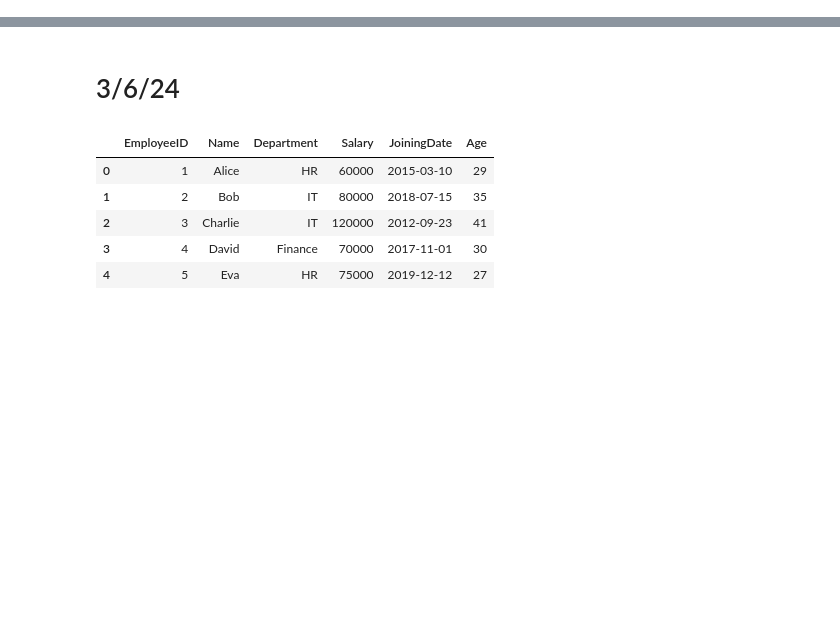
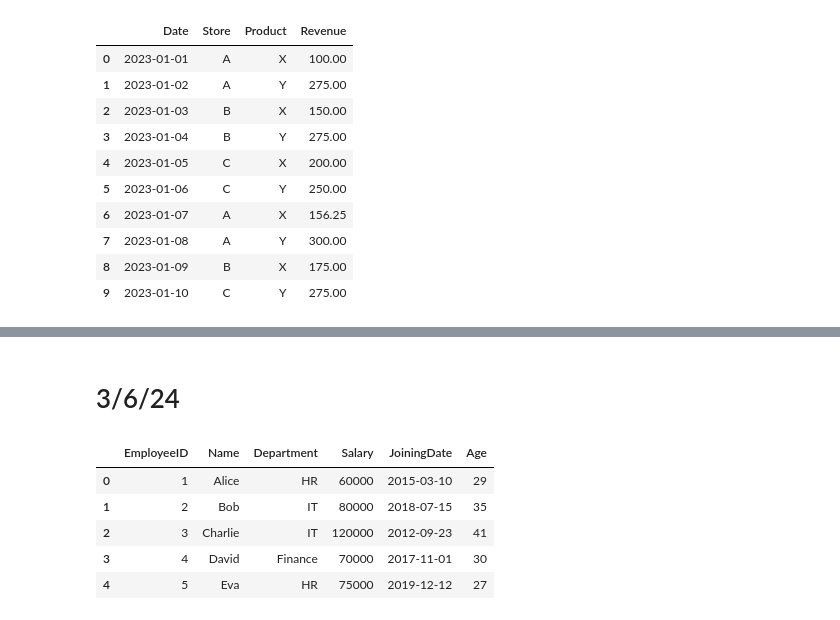
Before and after one commit to Soumikd459/0-to-hero-in-Pd, a Jupyter notebook: 0 to hero in Pd.ipynb, the cells around one changed output, grey strips where cells are left out. Drawn from its saved outputs; the diff is of its cells as text; code cells hidden in the pictures; blank space fills up the shorter version.

```diff
--- a/0 to hero in Pd.ipynb
+++ b/0 to hero in Pd.ipynb
@@ -96,0 +26,5 @@ total_sales_by_employee
+# %%
+df_sales['Revenue'] = df_sales.groupby('Product')['Revenue'].transform(lambda x : x.fillna(x.mean()))
+df_sales['Revenue']
+
+#.transform() function applies a function to each group and returns a DataFrame that is indexed the same as the original.
@@ -96,0 +43,15 @@ total_sales_by_employee
+# %%
+df_sales.dropna(subset = ['Store'], inplace = True)
+df_sales
+# %% [output]
+|  | Date | Store | Product | Revenue |
+| 0 | 2023-01-01 | A | X | 100.00 |
+| 1 | 2023-01-02 | A | Y | 275.00 |
+| 2 | 2023-01-03 | B | X | 150.00 |
+| 3 | 2023-01-04 | B | Y | 275.00 |
+| 4 | 2023-01-05 | C | X | 200.00 |
+| 5 | 2023-01-06 | C | Y | 250.00 |
+| 6 | 2023-01-07 | A | X | 156.25 |
+| 7 | 2023-01-08 | A | Y | 300.00 |
+| 8 | 2023-01-09 | B | X | 175.00 |
+| 9 | 2023-01-10 | C | Y | 275.00 |
```
Also changed, not shown: parts of 45 cells of this notebook.
